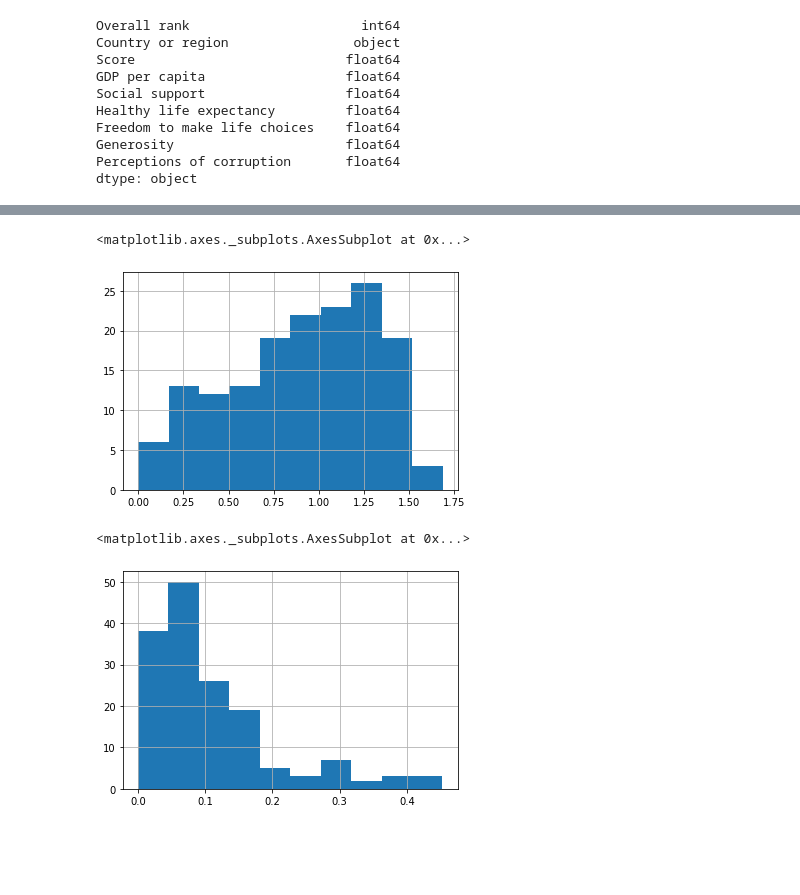
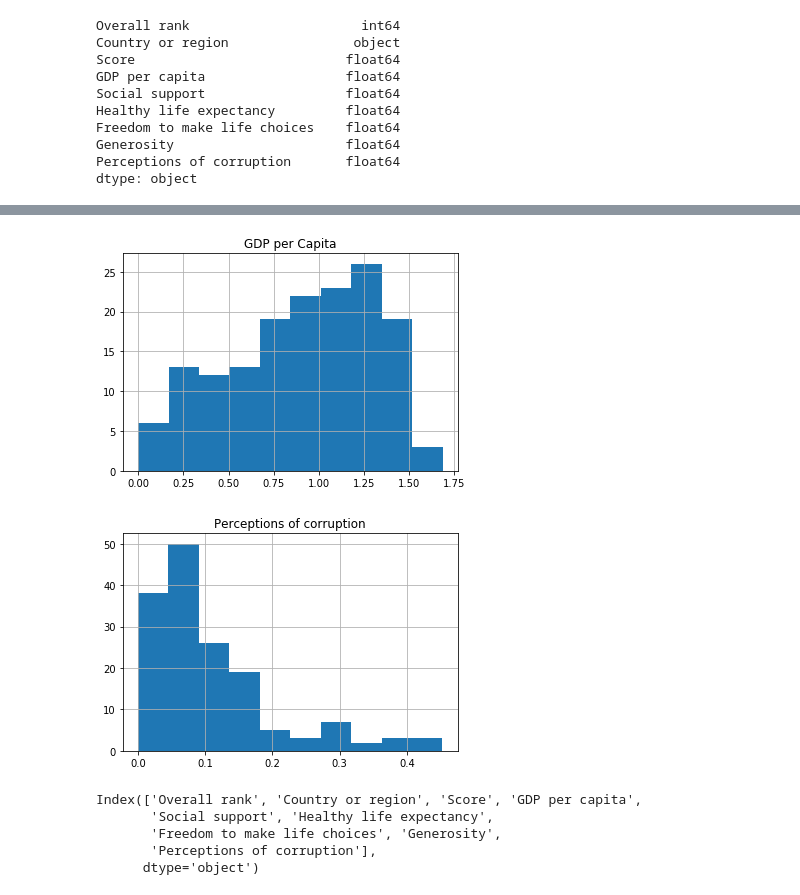
Before and after one commit to ipatel467/Happiness-Index, a Jupyter notebook: Untitled.ipynb, the cells around one changed output, grey strips where cells are left out. Saved outputs shown, nothing was run; the diff lists cells and outputs as text; code cells hidden in the pictures; blank space fills up the shorter version.

```diff
--- a/Untitled.ipynb
+++ b/Untitled.ipynb
@@ -136,10 +100,18 @@ df19['Freedom to make life choices'].hist()
 # %%
 df19['GDP per capita'].hist()
+plt.title('GDP per Capita');
 # %% [output]
-<matplotlib.axes._subplots.AxesSubplot at 0x...>
-[figure, old version]
+[figure, new version]
 # %%
 df19['Perceptions of corruption'].hist()
+plt.title('Perceptions of corruption');
 # %% [output]
-<matplotlib.axes._subplots.AxesSubplot at 0x...>
-[figure, old version]
+[figure, new version]
+# %%
+df19.columns
+# %% [output]
+Index(['Overall rank', 'Country or region', 'Score', 'GDP per capita',
+       'Social support', 'Healthy life expectancy',
+       'Freedom to make life choices', 'Generosity',
+       'Perceptions of corruption'],
+      dtype='object')
```
Also changed, not shown: parts of 12 cells of this notebook.
